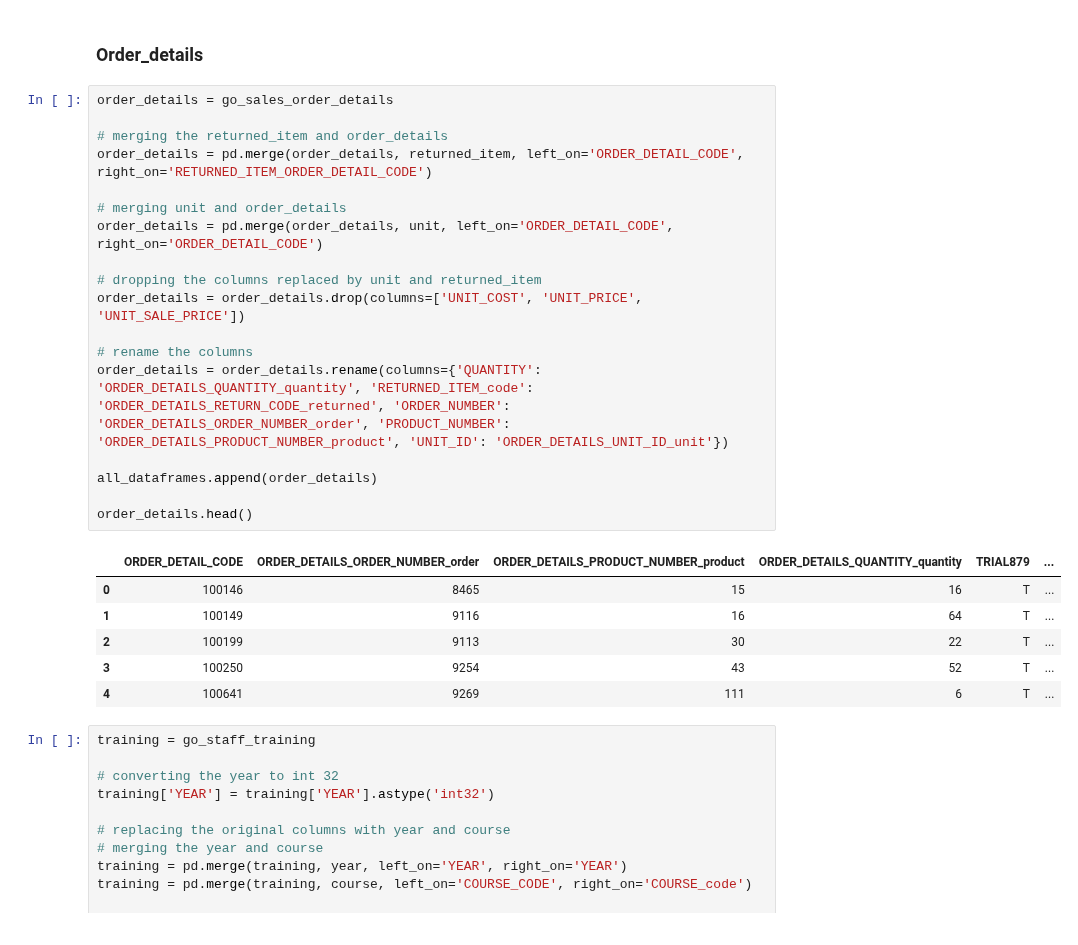
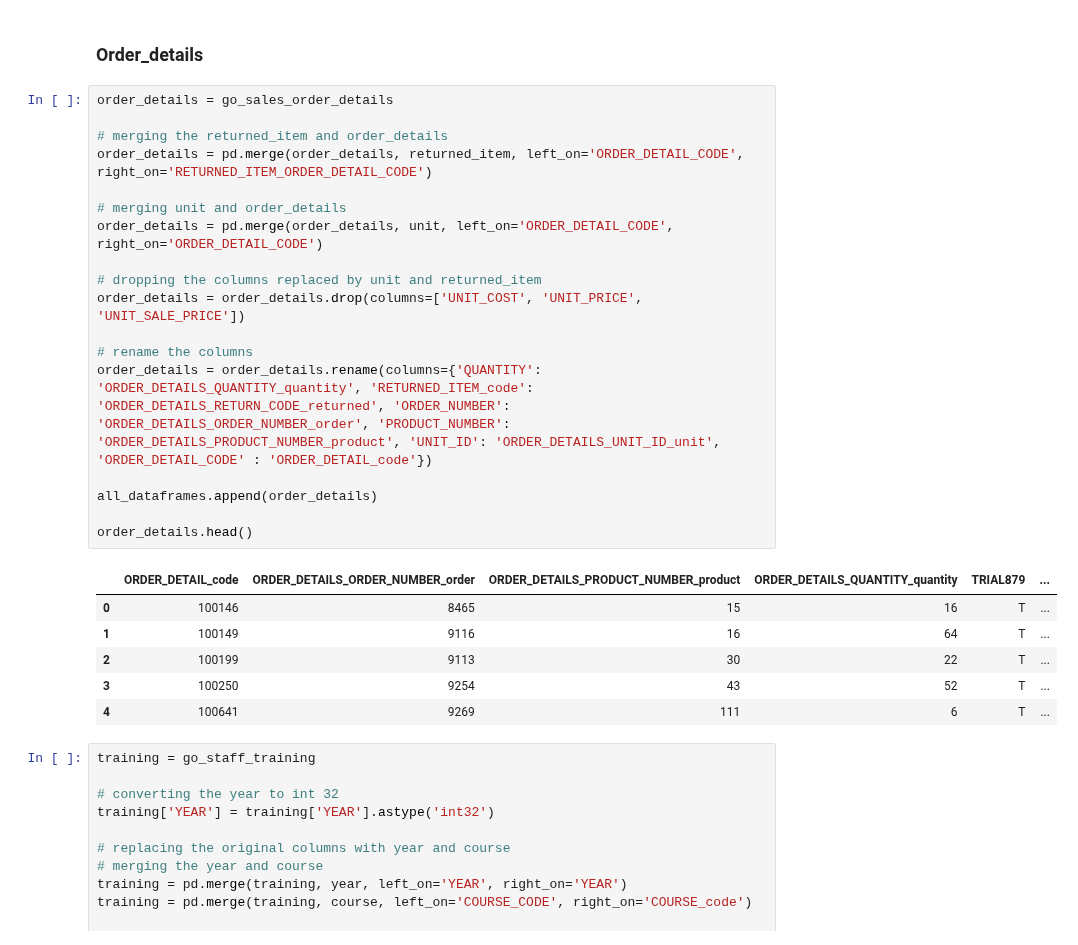
Before and after one commit to Nrojt/SE4-DEDS-Pyhton-opdrachten, a Jupyter notebook: week 4/4.3/Practicum_4.3.ipynb, the cells around one changed output. Cells and saved outputs as stored; diff of their text form.

```diff
--- a/week 4/4.3/Practicum_4.3.ipynb
+++ b/week 4/4.3/Practicum_4.3.ipynb
@@ -429,23 +429,23 @@ product.head()
 # %%
 order_details = go_sales_order_details
 
 # merging the returned_item and order_details
 order_details = pd.merge(order_details, returned_item, left_on='ORDER_DETAIL_CODE', right_on='RETURNED_ITEM_ORDER_DETAIL_CODE')
 
 # merging unit and order_details
 order_details = pd.merge(order_details, unit, left_on='ORDER_DETAIL_CODE', right_on='ORDER_DETAIL_CODE')
 
 # dropping the columns replaced by unit and returned_item
 order_details = order_details.drop(columns=['UNIT_COST', 'UNIT_PRICE', 'UNIT_SALE_PRICE'])
 
 # rename the columns
-order_details = order_details.rename(columns={'QUANTITY': 'ORDER_DETAILS_QUANTITY_quantity', 'RETURNED_ITEM_code': 'ORDER_DETAILS_RETURN_CODE_returned', 'ORDER_NUMBER': 'ORDER_DETAILS_ORDER_NUMBER_order', 'PRODUCT_NUMBER': 'ORDER_DETAILS_PRODUCT_NUMBER_product', 'UNIT_ID': 'ORDER_DETAILS_UNIT_ID_unit'})
+order_details = order_details.rename(columns={'QUANTITY': 'ORDER_DETAILS_QUANTITY_quantity', 'RETURNED_ITEM_code': 'ORDER_DETAILS_RETURN_CODE_returned', 'ORDER_NUMBER': 'ORDER_DETAILS_ORDER_NUMBER_order', 'PRODUCT_NUMBER': 'ORDER_DETAILS_PRODUCT_NUMBER_product', 'UNIT_ID': 'ORDER_DETAILS_UNIT_ID_unit', 'ORDER_DETAIL_CODE' : 'ORDER_DETAIL_code'})
 
 all_dataframes.append(order_details)
 
 order_details.head()
 # %% [output]
-|  | ORDER_DETAIL_CODE | ORDER_DETAILS_ORDER_NUMBER_order | ORDER_DETAILS_PRODUCT_NUMBER_product | ORDER_DETAILS_QUANTITY_quantity | TRIAL879 | ... |
+|  | ORDER_DETAIL_code | ORDER_DETAILS_ORDER_NUMBER_order | ORDER_DETAILS_PRODUCT_NUMBER_product | ORDER_DETAILS_QUANTITY_quantity | TRIAL879 | ... |
 | 0 | 100146 | 8465 | 15 | 16 | T | ... |
 | 1 | 100149 | 9116 | 16 | 64 | T | ... |
 | 2 | 100199 | 9113 | 30 | 22 | T | ... |
```
Also changed, not shown: parts of 25 cells of this notebook, 1 other file.
